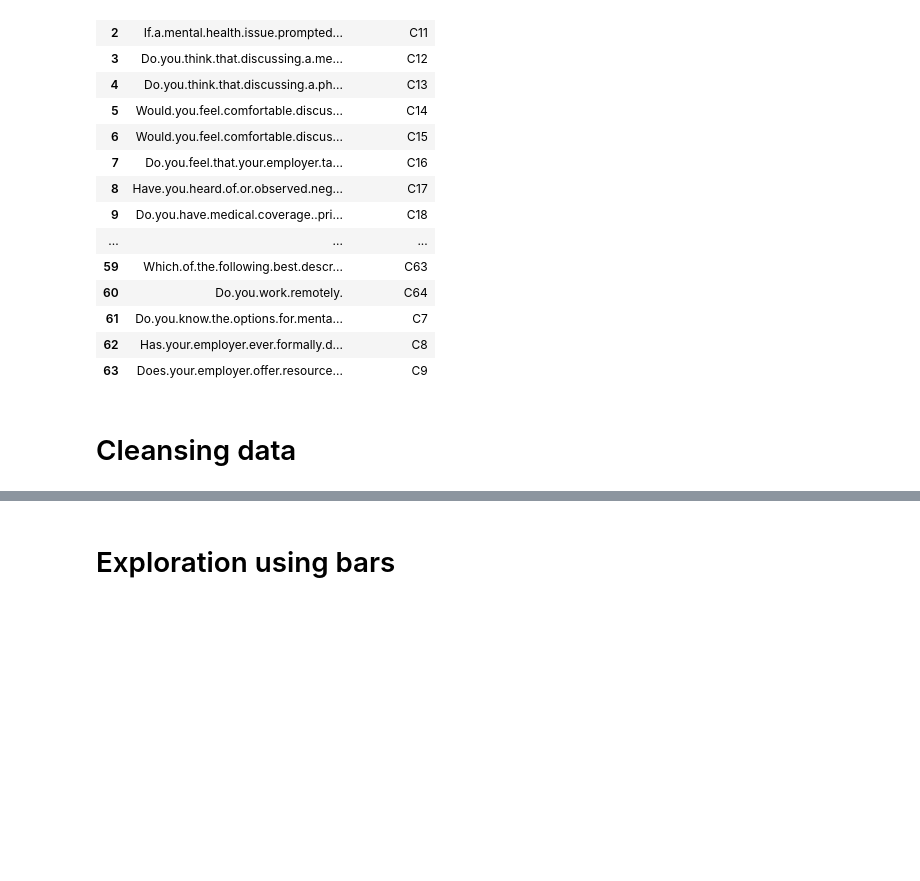
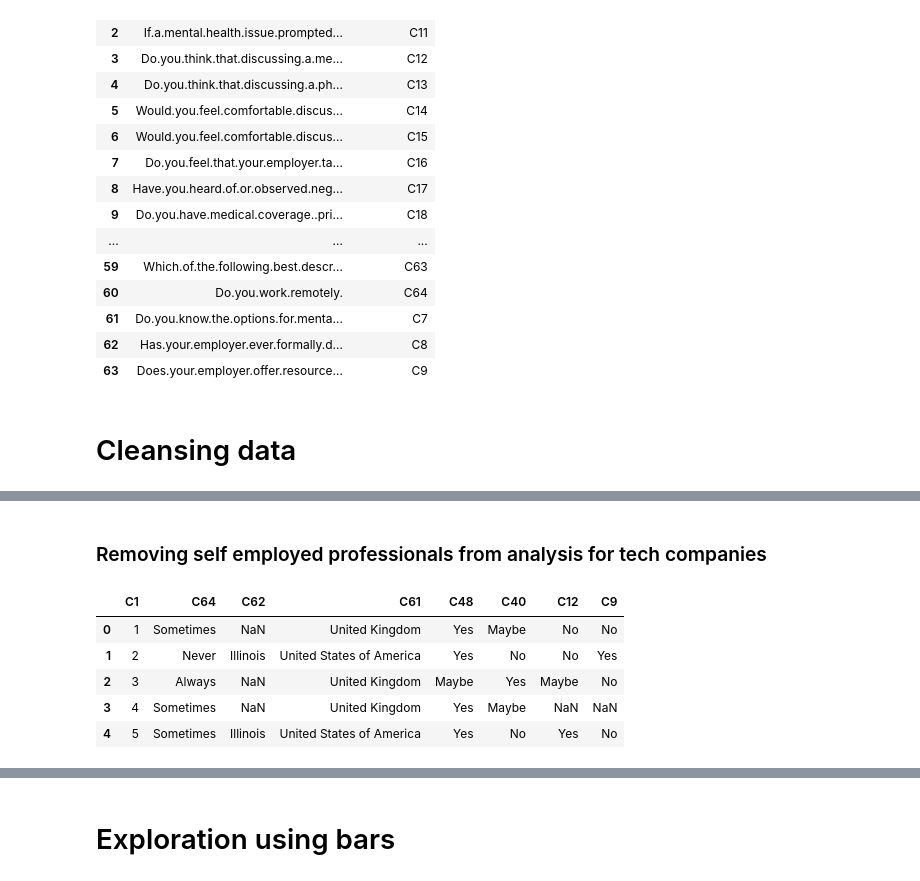
Before and after one commit to abimur-123/Mentalhealth_project, a Jupyter notebook: scripts/Data_EDA.ipynb, the cells around one changed output, grey strips where cells are left out. Drawn from its saved outputs; the diff is of its cells as text; code cells hidden in the pictures; blank space fills up the shorter version.

```diff
--- a/scripts/Data_EDA.ipynb
+++ b/scripts/Data_EDA.ipynb
@@ -98,6 +147,8 @@ df['C58'] = df['C58'].replace([
 
 # replace the one null with Male, the mode gender, so we don't have to drop the row
 df['C58'] = df['C58'].replace(np.NaN, 'Male')
+# %% [markdown]
+### Removing self employed professionals from analysis for tech companies
 # %%
 #Removing self employed professionals for the sake of this analysis
 df = df.query('C2 == 0')
@@ -103,0 +157,9 @@ df = df.query('C2 == 0')
+# %%
+df.iloc[:,-np.where(a)[0]].head()
+# %% [output]
+|  | C1 | C64 | C62 | C61 | C48 | C40 | C12 | C9 |
+| 0 | 1 | Sometimes | NaN | United Kingdom | Yes | Maybe | No | No |
+| 1 | 2 | Never | Illinois | United States of America | Yes | No | No | Yes |
+| 2 | 3 | Always | NaN | United Kingdom | Maybe | Yes | Maybe | No |
+| 3 | 4 | Sometimes | NaN | United Kingdom | Yes | Maybe | NaN | NaN |
+| 4 | 5 | Sometimes | Illinois | United States of America | Yes | No | Yes | No |
```
Also changed, not shown: parts of 13 cells of this notebook.
